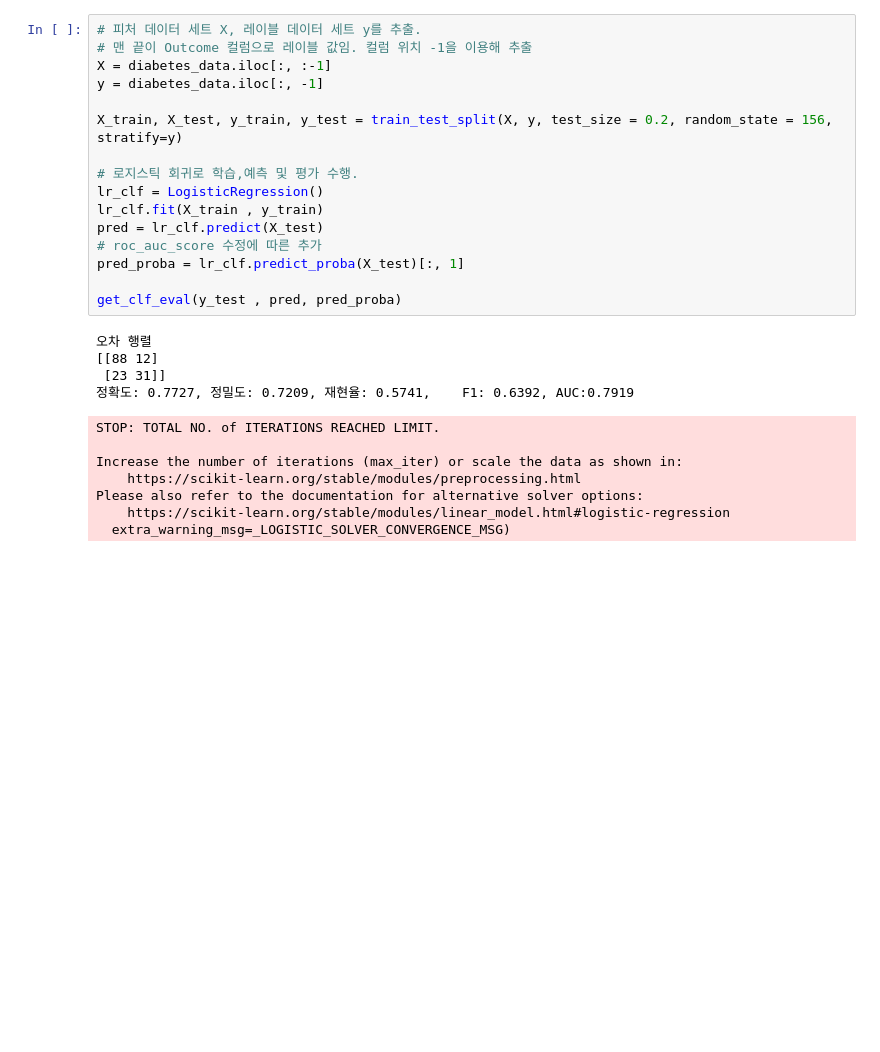
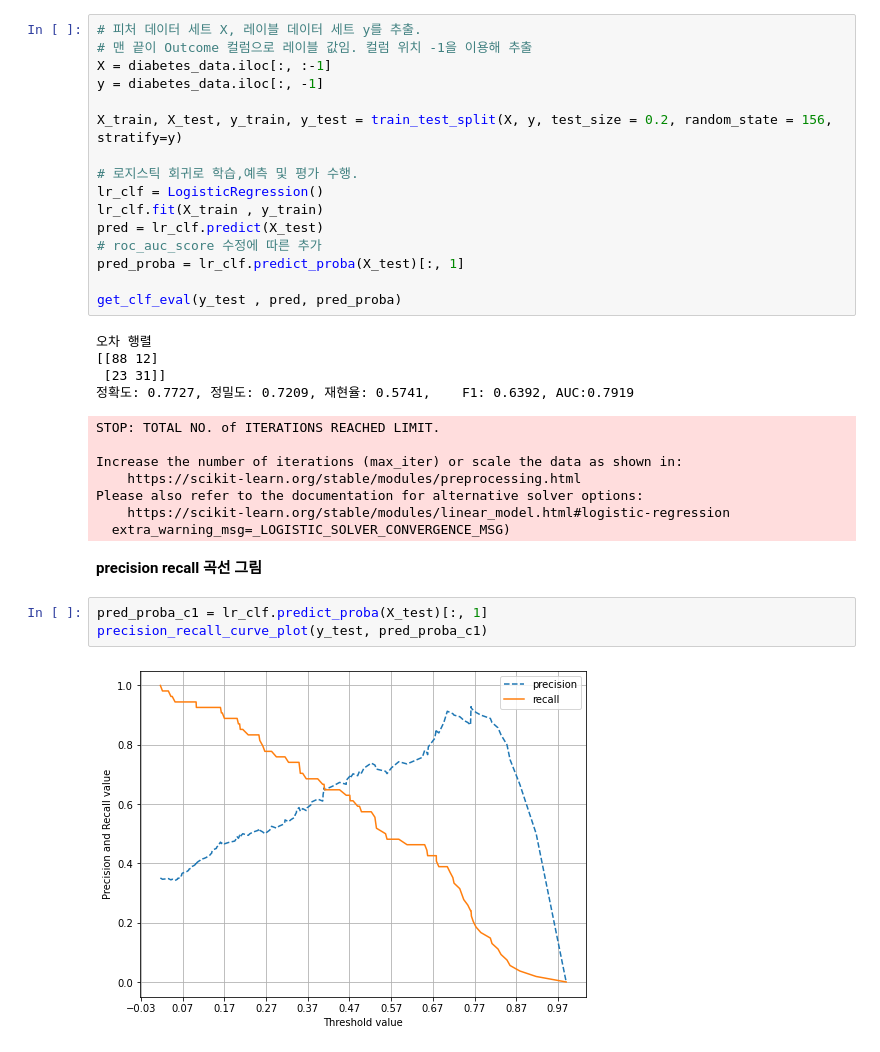
Before and after one commit to kimck-tf/PerfectGuide_CK, a Jupyter notebook: CK_3_6_피마_인디언_당뇨병_예측_.ipynb, the cells around one changed output. Cells and saved outputs as stored; diff of their text form; blank space fills up the shorter version.

```diff
--- a/CK_3_6_피마_인디언_당뇨병_예측_.ipynb
+++ b/CK_3_6_피마_인디언_당뇨병_예측_.ipynb
@@ -114,3 +114,10 @@ Increase the number of iterations (max_iter) or scale the data as shown in:
 Please also refer to the documentation for alternative solver options:
     https://scikit-learn.org/stable/modules/linear_model.html#logistic-regression
   extra_warning_msg=_LOGISTIC_SOLVER_CONVERGENCE_MSG)
+# %% [markdown]
+**precision recall 곡선 그림**
+# %%
+pred_proba_c1 = lr_clf.predict_proba(X_test)[:, 1]
+precision_recall_curve_plot(y_test, pred_proba_c1)
+# %% [output]
+[figure, added]
```
Also changed, not shown: parts of 9 cells of this notebook.
